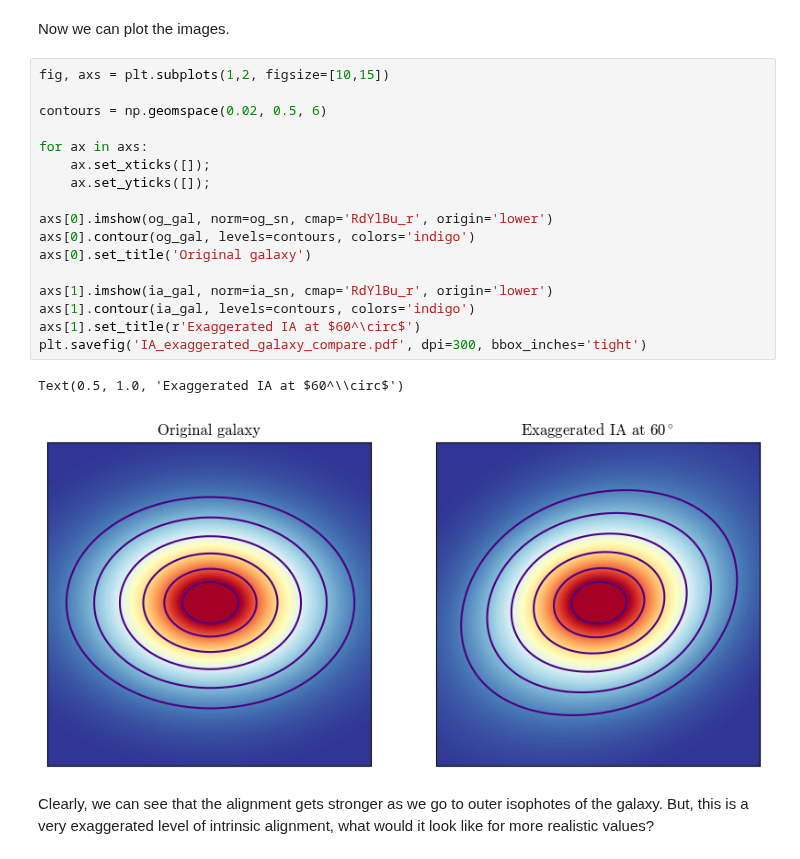
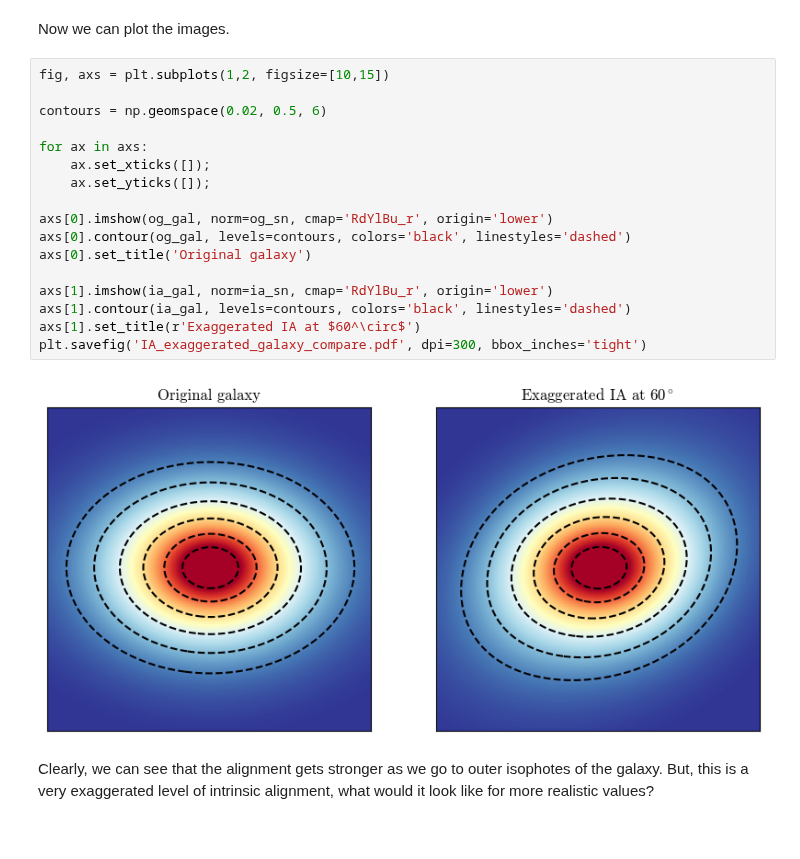
Before and after one commit to CMacM/BATSim, a Jupyter notebook: notebooks/examples/IA_transform.ipynb, the cells around one changed output. Saved outputs shown, nothing was run; the diff lists cells and outputs as text.

```diff
--- a/notebooks/examples/IA_transform.ipynb
+++ b/notebooks/examples/IA_transform.ipynb
@@ -73,23 +73,22 @@ Now we can plot the images.
 # %%
 fig, axs = plt.subplots(1,2, figsize=[10,15])
 
 contours = np.geomspace(0.02, 0.5, 6)
 
 for ax in axs:
     ax.set_xticks([]);
     ax.set_yticks([]);
 
 axs[0].imshow(og_gal, norm=og_sn, cmap='RdYlBu_r', origin='lower')
-axs[0].contour(og_gal, levels=contours, colors='indigo')
+axs[0].contour(og_gal, levels=contours, colors='black', linestyles='dashed')
 axs[0].set_title('Original galaxy')
 
 axs[1].imshow(ia_gal, norm=ia_sn, cmap='RdYlBu_r', origin='lower')
-axs[1].contour(ia_gal, levels=contours, colors='indigo')
+axs[1].contour(ia_gal, levels=contours, colors='black', linestyles='dashed')
 axs[1].set_title(r'Exaggerated IA at $60^\circ$')
 plt.savefig('IA_exaggerated_galaxy_compare.pdf', dpi=300, bbox_inches='tight')
 # %% [output]
-Text(0.5, 1.0, 'Exaggerated IA at $60^\\circ$')
-[figure, old version]
+[figure, new version]
 # %% [markdown]
 Clearly, we can see that the alignment gets stronger as we go to outer isophotes of the galaxy. But, this is a very exaggerated level of intrinsic alignment, what would it look like for more realistic values?
 # %% [markdown]
```
Also changed, not shown: 10 other files.
